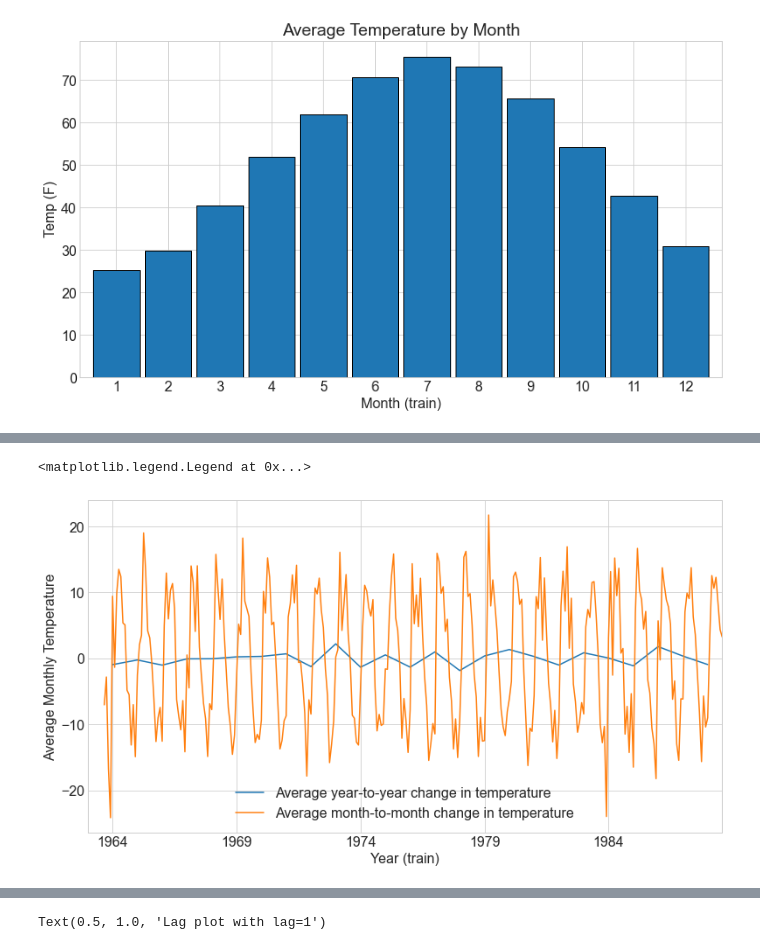
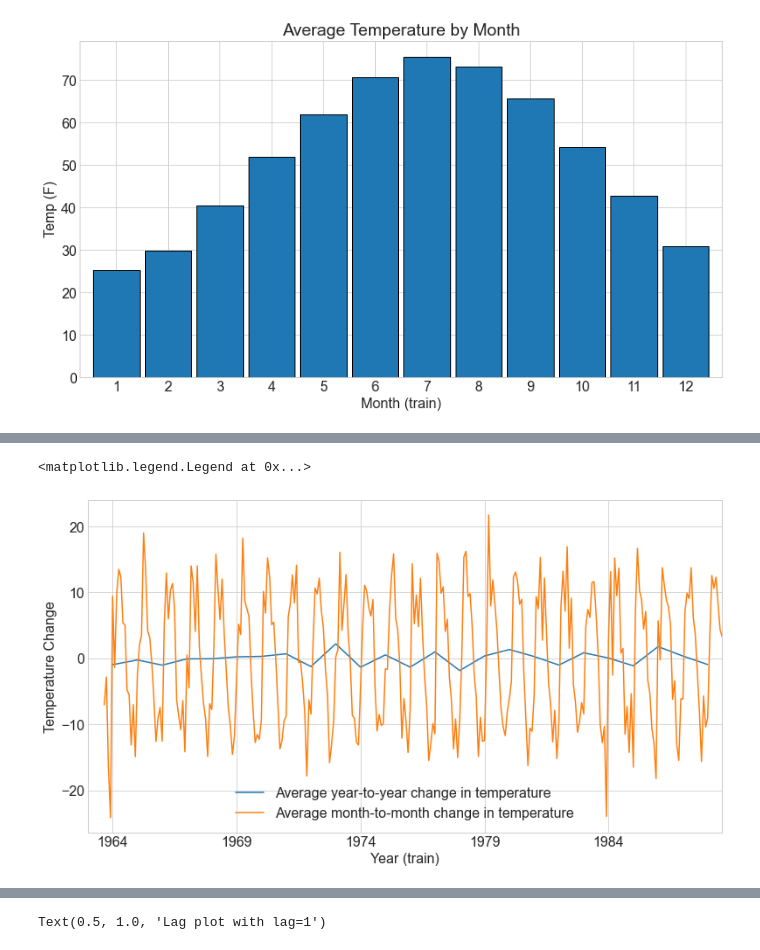
Before and after one commit to hrodjr/time-series-exercisess, a Jupyter notebook: time-series-e2e-exercise.ipynb, the cells around one changed output, grey strips where cells are left out. Saved outputs shown, nothing was run; the diff lists cells and outputs as text; code cells hidden in the pictures.

```diff
--- a/time-series-e2e-exercise.ipynb
+++ b/time-series-e2e-exercise.ipynb
@@ -190,7 +241,7 @@ plt.legend()
 # %%
 y.resample('Y').mean().diff().plot(label='Average year-to-year change in temperature')
-y.resample('M').mean().diff().plot(xlabel = 'Year (train)', ylabel = 'Average Monthly Temperature', label='Average month-to-month change in temperature')
+y.resample('M').mean().diff().plot(xlabel = 'Year (train)', ylabel = 'Temperature Change', label='Average month-to-month change in temperature')
 plt.legend()
 # %% [output]
 <matplotlib.legend.Legend at 0x...>
-[figure, old version]
+[figure, new version]
```
Also changed, not shown: parts of 80 cells of this notebook, 1 other file.
